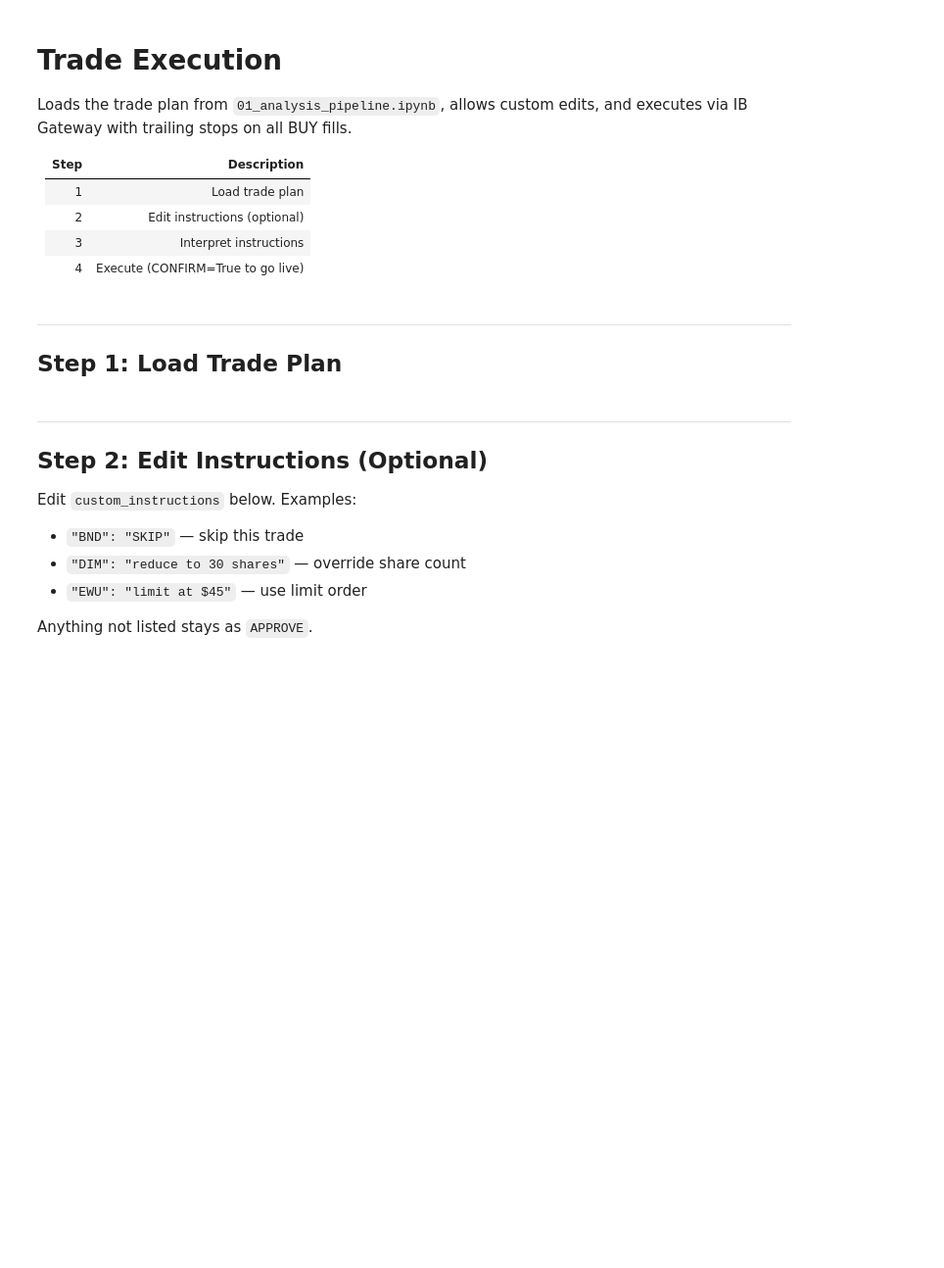
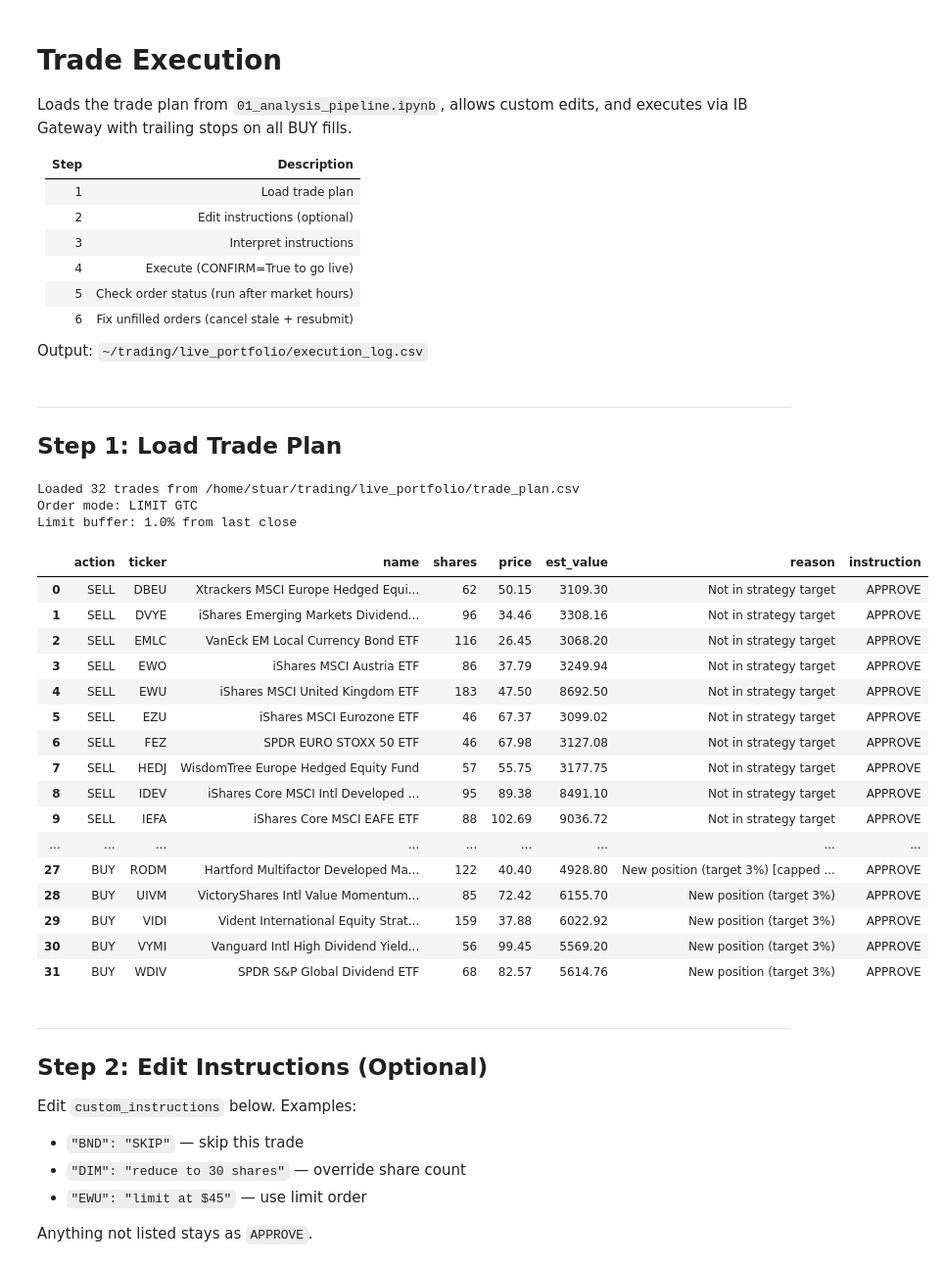
Before and after one commit to stuarrob/code, a Jupyter notebook: notebooks/02_execute_trades.ipynb, the cells around one changed output. Shown at 98% size. Drawn from its saved outputs; the diff is of its cells as text; code cells hidden in the pictures; blank space fills up the shorter version.

Commit message:
checkpoint of strategies and running the portfolio

```diff
--- a/notebooks/02_execute_trades.ipynb
+++ b/notebooks/02_execute_trades.ipynb
@@ -10,34 +10,68 @@ and executes via IB Gateway with trailing stops on all BUY fills.
 | 2 | Edit instructions (optional) |
 | 3 | Interpret instructions |
 | 4 | Execute (CONFIRM=True to go live) |
+| 5 | Check order status (run after market hours) |
+| 6 | Fix unfilled orders (cancel stale + resubmit) |
+
+Output: `~/trading/live_portfolio/execution_log.csv`
 # %% [markdown]
 ---
 ## Step 1: Load Trade Plan
 # %%
 import sys
 from pathlib import Path
 
 import nest_asyncio
 import pandas as pd
 nest_asyncio.apply()
 
 PROJECT_ROOT = Path.cwd().parent
 sys.path.insert(0, str(PROJECT_ROOT / "src"))
 sys.path.insert(0, str(PROJECT_ROOT / "notebooks"))
 
 LIVE_DIR = Path.home() / "trading" / "live_portfolio"
 TRADE_PLAN_FILE = LIVE_DIR / "trade_plan.csv"
 
 IB_HOST = "127.0.0.1"
 IB_PORT = 4001
 IB_CLIENT_ID = 15
 TRAILING_STOP_PCT = 10
 
+# ── Limit Order Mode ─────────────────────────────────────
+# Set True to use LIMIT GTC orders (submit outside market hours)
+# Set False to use MARKET orders (must run during RTH 9:30-16:00 ET)
+USE_LIMIT_ORDERS = True      # Recommended for evening/weekend submission
+LIMIT_BUFFER_PCT = 1.0       # 1% buffer: BUY at close+1%, SELL at close-1%
+
 from scripts.s7_execute import load_trade_plan
 
 trades = load_trade_plan(TRADE_PLAN_FILE)
 print(f"Loaded {len(trades)} trades from {TRADE_PLAN_FILE}")
+print(f"Order mode: {'LIMIT GTC' if USE_LIMIT_ORDERS else 'MARKET'}")
+if USE_LIMIT_ORDERS:
+    print(f"Limit buffer: {LIMIT_BUFFER_PCT}% from last close")
 pd.DataFrame(trades)
+# %% [output]
+Loaded 32 trades from /home/stuar/trading/live_portfolio/trade_plan.csv
+Order mode: LIMIT GTC
+Limit buffer: 1.0% from last close
+|  | action | ticker | name | shares | price | est_value | reason | instruction |
+| 0 | SELL | DBEU | Xtrackers MSCI Europe Hedged Equi... | 62 | 50.15 | 3109.30 | Not in strategy target | APPROVE |
+| 1 | SELL | DVYE | iShares Emerging Markets Dividend... | 96 | 34.46 | 3308.16 | Not in strategy target | APPROVE |
+| 2 | SELL | EMLC | VanEck EM Local Currency Bond ETF | 116 | 26.45 | 3068.20 | Not in strategy target | APPROVE |
+| 3 | SELL | EWO | iShares MSCI Austria ETF | 86 | 37.79 | 3249.94 | Not in strategy target | APPROVE |
+| 4 | SELL | EWU | iShares MSCI United Kingdom ETF | 183 | 47.50 | 8692.50 | Not in strategy target | APPROVE |
+| 5 | SELL | EZU | iShares MSCI Eurozone ETF | 46 | 67.37 | 3099.02 | Not in strategy target | APPROVE |
+| 6 | SELL | FEZ | SPDR EURO STOXX 50 ETF | 46 | 67.98 | 3127.08 | Not in strategy target | APPROVE |
+| 7 | SELL | HEDJ | WisdomTree Europe Hedged Equity Fund | 57 | 55.75 | 3177.75 | Not in strategy target | APPROVE |
+| 8 | SELL | IDEV | iShares Core MSCI Intl Developed ... | 95 | 89.38 | 8491.10 | Not in strategy target | APPROVE |
+| 9 | SELL | IEFA | iShares Core MSCI EAFE ETF | 88 | 102.69 | 9036.72 | Not in strategy target | APPROVE |
+| ... | ... | ... | ... | ... | ... | ... | ... | ... |
+| 27 | BUY | RODM | Hartford Multifactor Developed Ma... | 122 | 40.40 | 4928.80 | New position (target 3%) [capped ... | APPROVE |
+| 28 | BUY | UIVM | VictoryShares Intl Value Momentum... | 85 | 72.42 | 6155.70 | New position (target 3%) | APPROVE |
+| 29 | BUY | VIDI | Vident International Equity Strat... | 159 | 37.88 | 6022.92 | New position (target 3%) | APPROVE |
+| 30 | BUY | VYMI | Vanguard Intl High Dividend Yield... | 56 | 99.45 | 5569.20 | New position (target 3%) | APPROVE |
+| 31 | BUY | WDIV | SPDR S&P Global Dividend ETF | 68 | 82.57 | 5614.76 | New position (target 3%) | APPROVE |
 # %% [markdown]
 ---
 ## Step 2: Edit Instructions (Optional)
```
Also changed, not shown: parts of 9 cells of this notebook, 21 other files.
